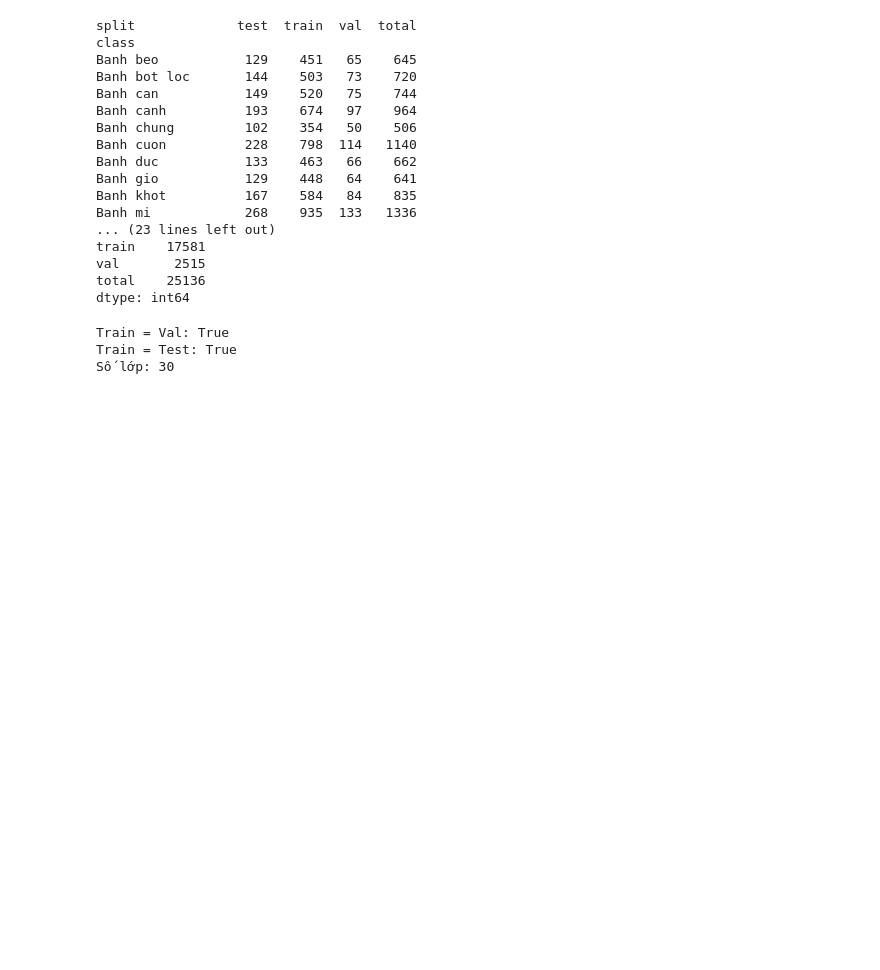
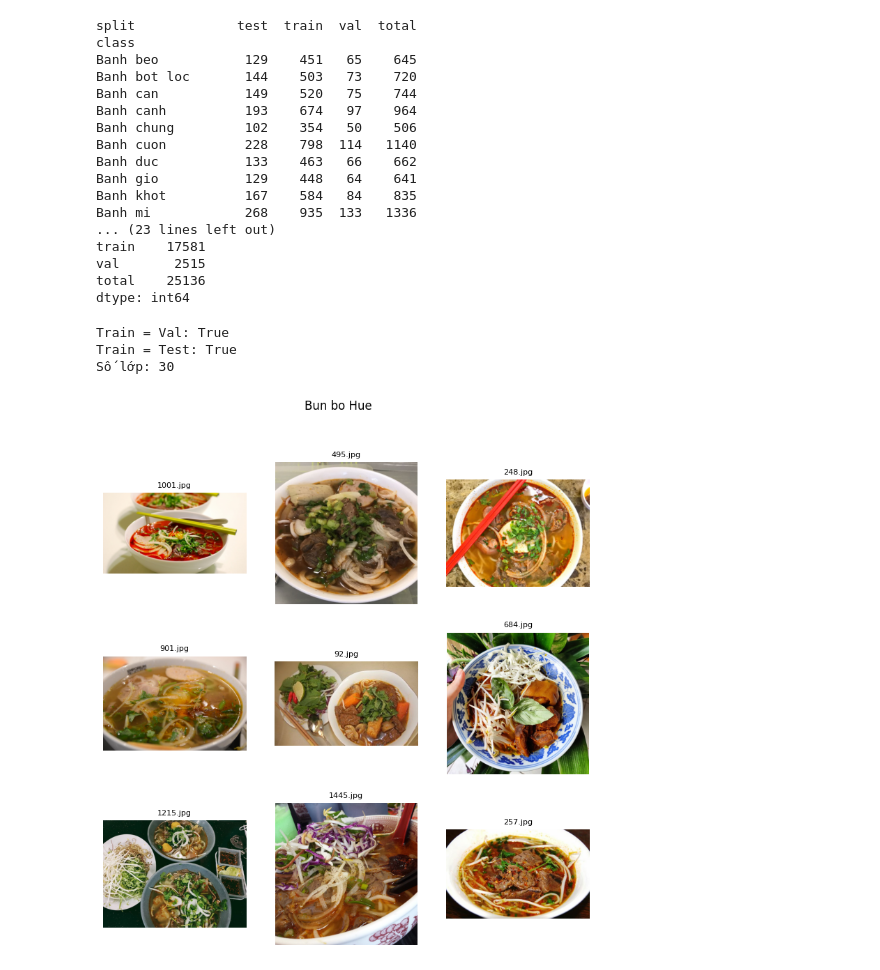
Before and after one commit to nghialv108/vietnamese-foods-classification, a Jupyter notebook: 01_eda_30vnfoods.ipynb, the cells around one changed output. Cells and saved outputs as stored; diff of their text form; code cells hidden in the pictures; blank space fills up the shorter version.

```diff
--- a/01_eda_30vnfoods.ipynb
+++ b/01_eda_30vnfoods.ipynb
@@ -127,3 +130,24 @@ print("Số lớp:", len(names["train"]))
 Train = Val: True
 Train = Test: True
 Số lớp: 30
+# %%
+import random
+import matplotlib.pyplot as plt
+from PIL import Image
+from pathlib import Path
+
+base = Path(path+"/Images")
+splits = {"train": base/"Train", "val": base/"Validate", "test": base/"Test"}
+
+cls = "Bun bo Hue"   # đổi tên món để xem món khác
+files = random.sample(list((splits["train"]/cls).iterdir()), 9)
+
+fig, axes = plt.subplots(3, 3, figsize=(9, 9))
+for ax, f in zip(axes.ravel(), files):
+    ax.imshow(Image.open(f).convert("RGB"))
+    ax.set_title(f.name[:18], fontsize=8)
+    ax.axis("off")
+plt.suptitle(cls)
+plt.show()
+# %% [output]
+[figure, added]
```
Also changed, not shown: parts of 10 cells of this notebook.
